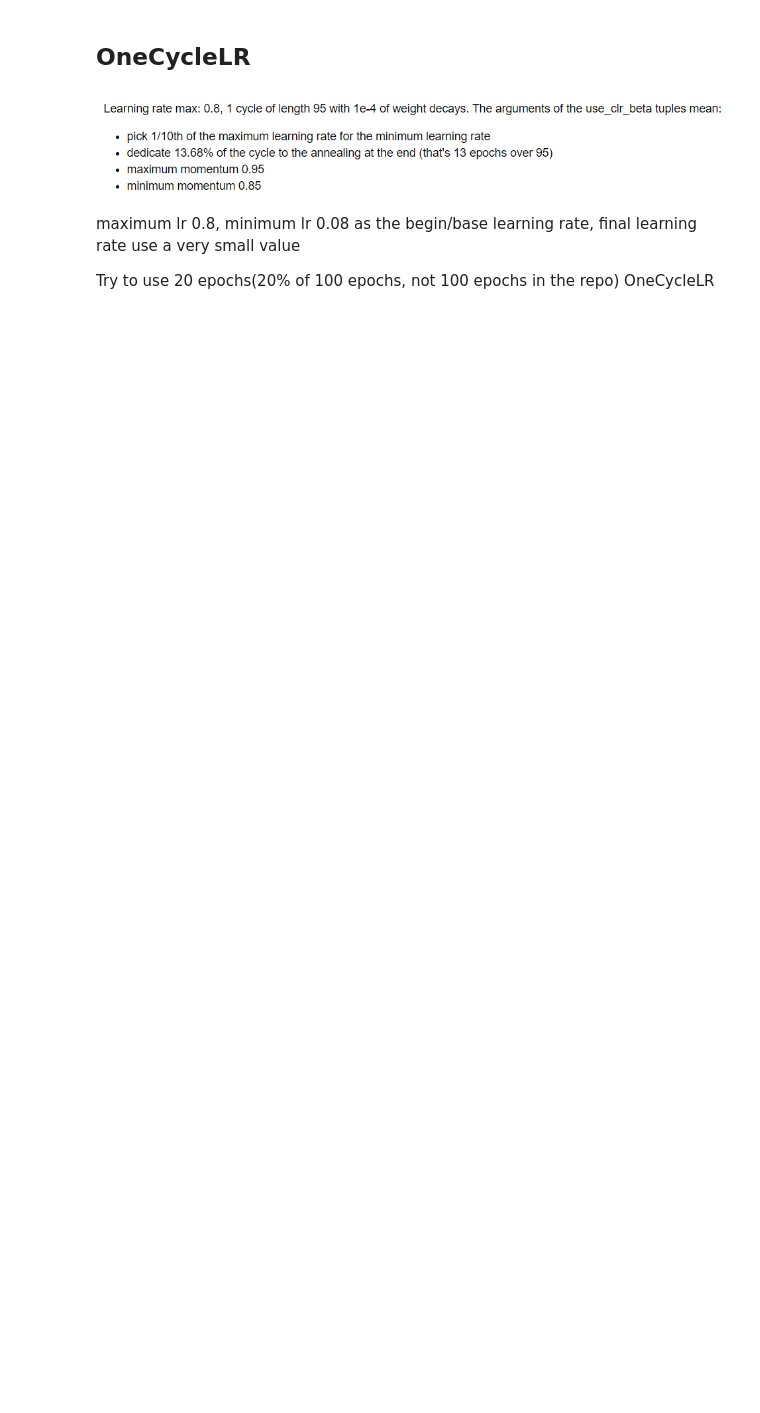
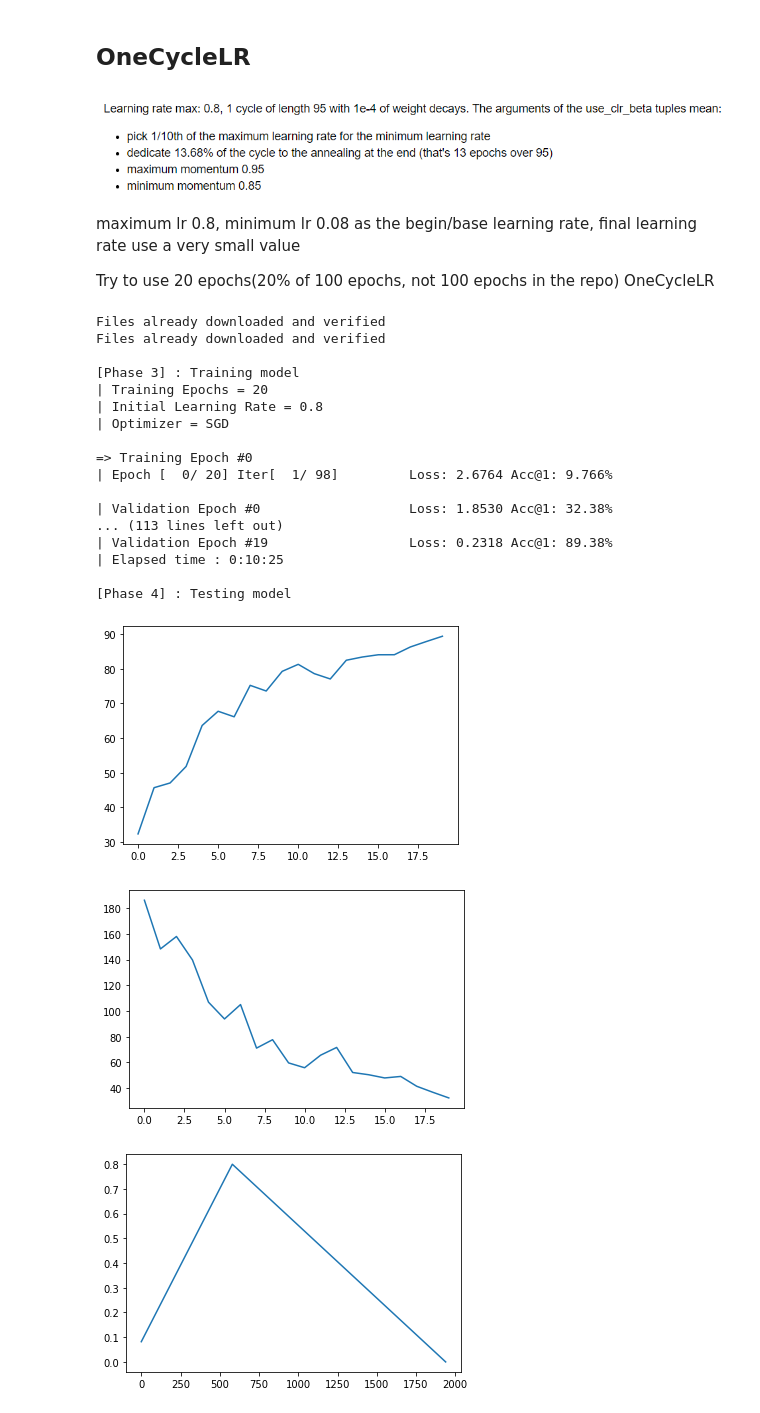
Before and after one commit to sndnyang/DLPaperCode, a Jupyter notebook: OneCycleLR/super_train-resnet56-cifar10.ipynb, the cells around one changed output. Drawn from its saved outputs; the diff is of its cells as text; code cells hidden in the pictures; blank space fills up the shorter version.

```diff
--- a/OneCycleLR/super_train-resnet56-cifar10.ipynb
+++ b/OneCycleLR/super_train-resnet56-cifar10.ipynb
@@ -269,4 +343,81 @@ The baseline is incorrect. 9000 iterations\90 epochs will achieve 93.6% with a c
 maximum lr 0.8, minimum lr 0.08 as the begin/base learning rate, final learning rate  use a very small value
 
 Try to use 20 epochs(20% of 100 epochs, not 100 epochs in the repo) OneCycleLR
+# %%
+args.batch_size = 512
+train_loader, test_loader = get_data(args)
+net = ResNet([9,8,8])
+net = net.to(device)
+batch_size = args.batch_size
+args.epochs = 20
+args.lr = 0.8
+args.sch = 'clr'
+args.blr = 0.08
+args.elr = 0.0001
+
+optimizer = torch.optim.SGD(net.parameters(), 0.1, momentum=0.9, weight_decay=1e-4)
+
+if args.sch == 'constant':
+    scheduler = torch.optim.lr_scheduler.MultiStepLR(optimizer, milestones=[60, 80, 90], gamma=0.1)
+else:
+    scheduler = torch.optim.lr_scheduler.OneCycleLR(optimizer, max_lr=args.lr, steps_per_epoch=len(train_loader), epochs=args.epochs,
+                                                    anneal_strategy='linear', div_factor=int(args.lr / args.blr),
+                                                    final_div_factor=int(args.lr / args.elr))
+num_epochs = args.epochs
+
+criterion = nn.CrossEntropyLoss()
+print('\n[Phase 3] : Training model')
+print('| Training Epochs = ' + str(num_epochs))
+print('| Initial Learning Rate = ' + str(args.lr))
+print('| Optimizer = ' + optimizer.__class__.__name__)
+
+
+elapsed_time = 0
+new_lr = args.lr
+acc_list = []
+loss_list = []
+lr_list = []
+for epoch in range(num_epochs):
+    start_time = time.time()
+    train(epoch)
+    if args.sch == 'constant': scheduler.step()
+    acc, loss = test(epoch)
+    acc_list.append(acc)
+    loss_list.append(loss)
+    epoch_time = time.time() - start_time
+    elapsed_time += epoch_time
+    print('| Elapsed time : %d:%02d:%02d' % get_hms(elapsed_time))
+
+print('\n[Phase 4] : Testing model')
+
+plt.plot(np.arange(num_epochs), acc_list, label='Accuracy')
+plt.show()
+plt.close()
+plt.plot(np.arange(num_epochs), loss_list, label='Loss')
+plt.show()
+plt.close()
+plt.plot(np.arange(len(lr_list)), lr_list, label='Learning rate')
+plt.show()
+plt.close()
+# %% [output]
+Files already downloaded and verified
+Files already downloaded and verified
+
+[Phase 3] : Training model
+| Training Epochs = 20
+| Initial Learning Rate = 0.8
+| Optimizer = SGD
+
+=> Training Epoch #0
+| Epoch [  0/ 20] Iter[  1/ 98]         Loss: 2.6764 Acc@1: 9.766%
+
+| Validation Epoch #0                   Loss: 1.8530 Acc@1: 32.38%
+... (113 lines left out)
+| Validation Epoch #19                  Loss: 0.2318 Acc@1: 89.38%
+| Elapsed time : 0:10:25
+
+[Phase 4] : Testing model
+[figure, added]
+[figure, added]
+[figure, added]
 # %%
```
Also changed, not shown: parts of 15 cells of this notebook, 1 other file.
